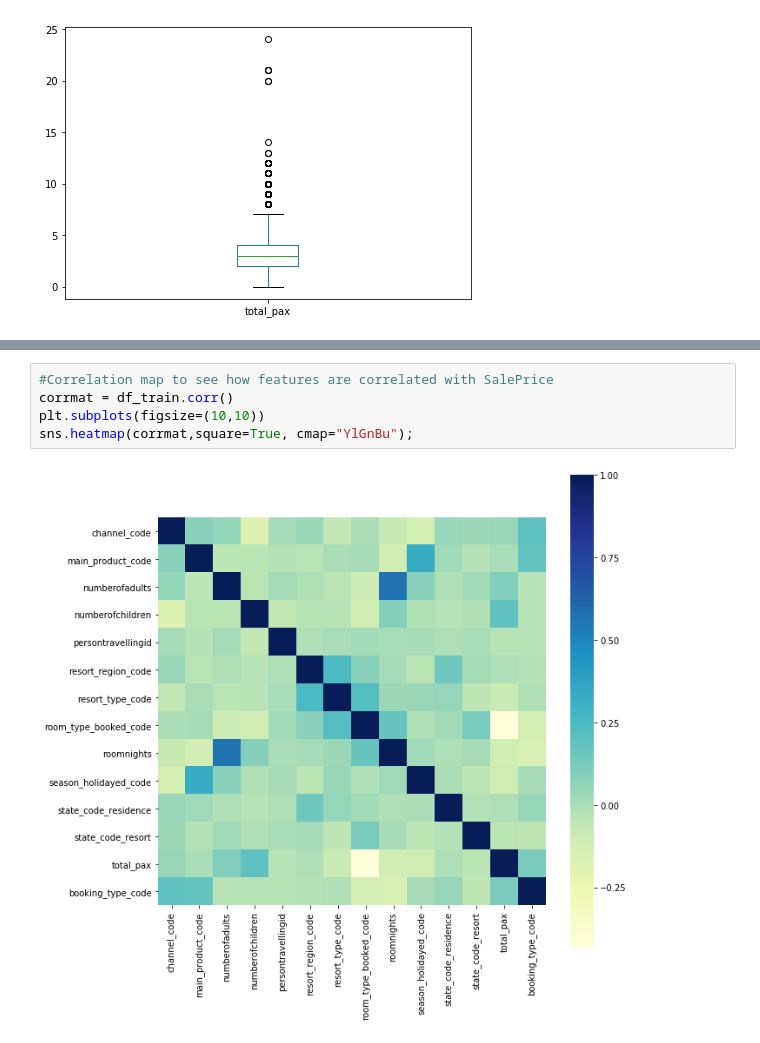
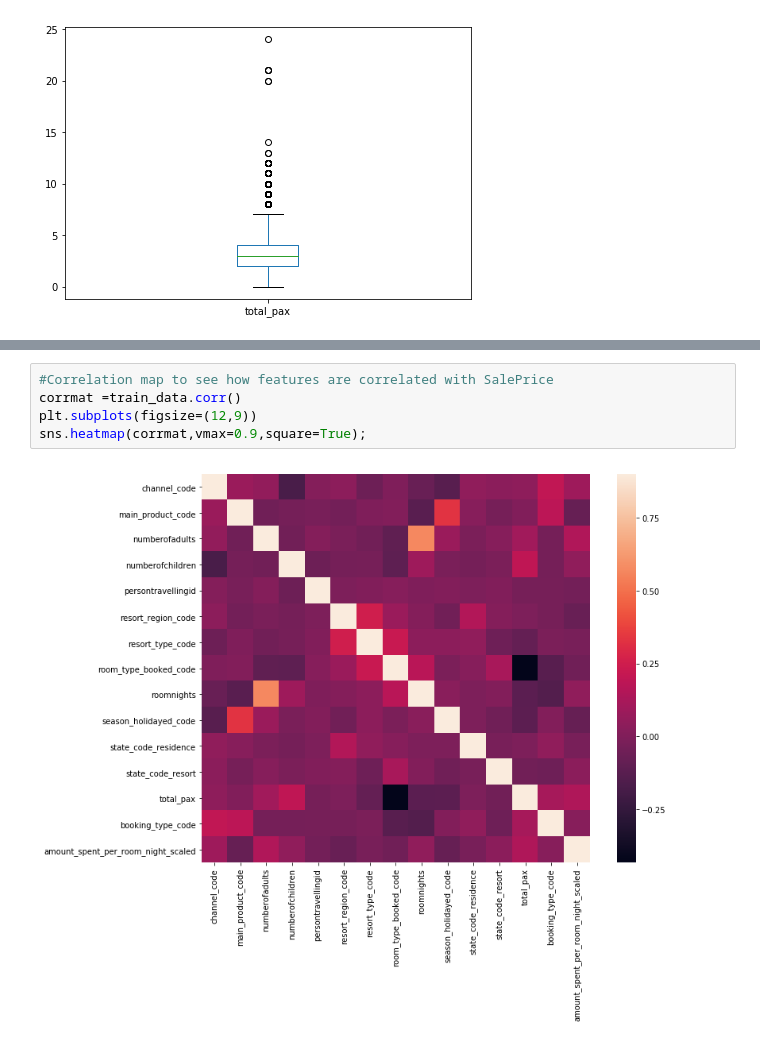
Before and after one commit to Ayanlola2002/Analyticsvidyah, a Jupyter notebook: club_mahindra.ipynb, the cells around one changed output, grey strips where cells are left out. Cells and saved outputs as stored; diff of their text form.

```diff
--- a/club_mahindra.ipynb
+++ b/club_mahindra.ipynb
@@ -509,7 +623,7 @@ plt.show()
 # %%
 #Correlation map to see how features are correlated with SalePrice
-corrmat = df_train.corr()
-plt.subplots(figsize=(10,10))
-sns.heatmap(corrmat,square=True, cmap="YlGnBu");
+corrmat =train_data.corr()
+plt.subplots(figsize=(12,9))
+sns.heatmap(corrmat,vmax=0.9,square=True);
 # %% [output]
-[figure, old version]
+[figure, new version]
```
Also changed, not shown: parts of 10 cells of this notebook.
